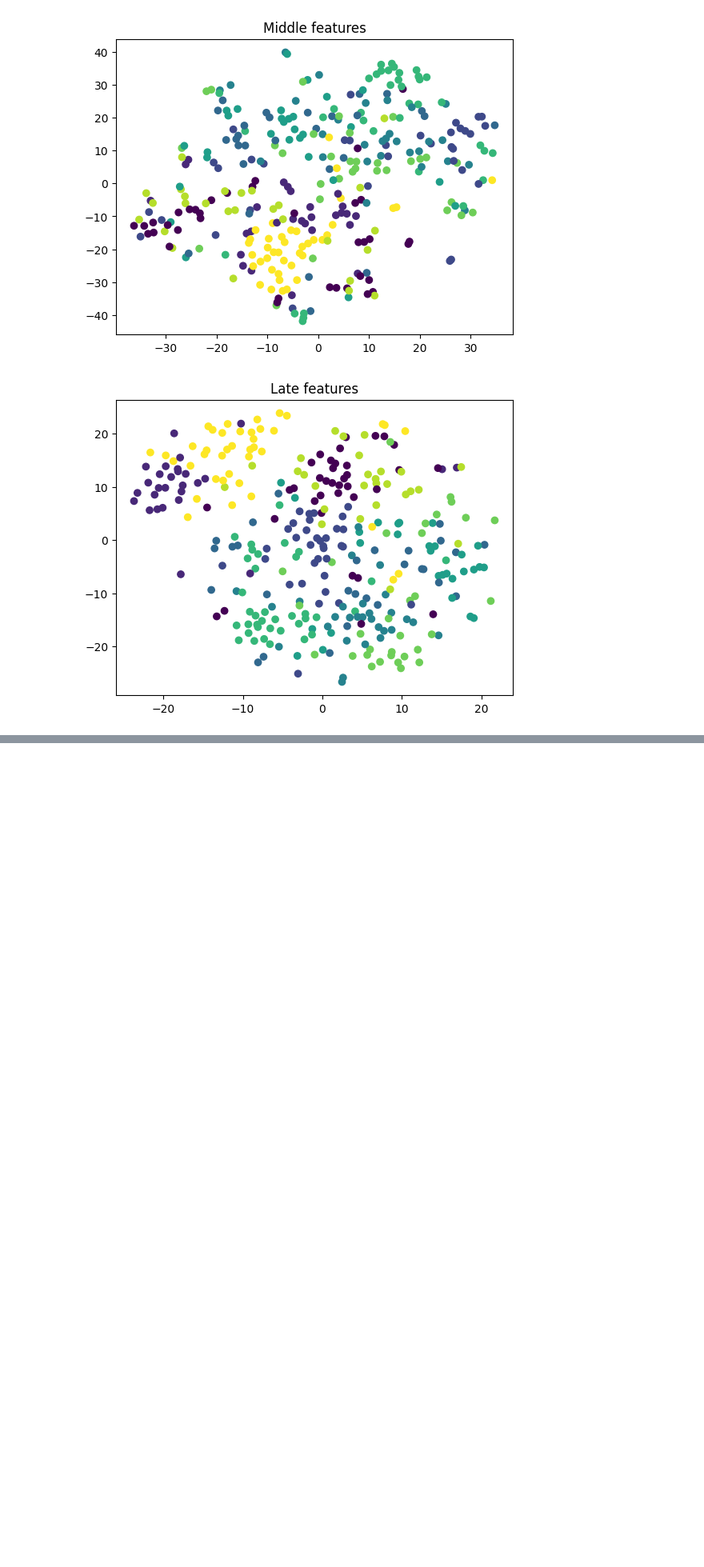
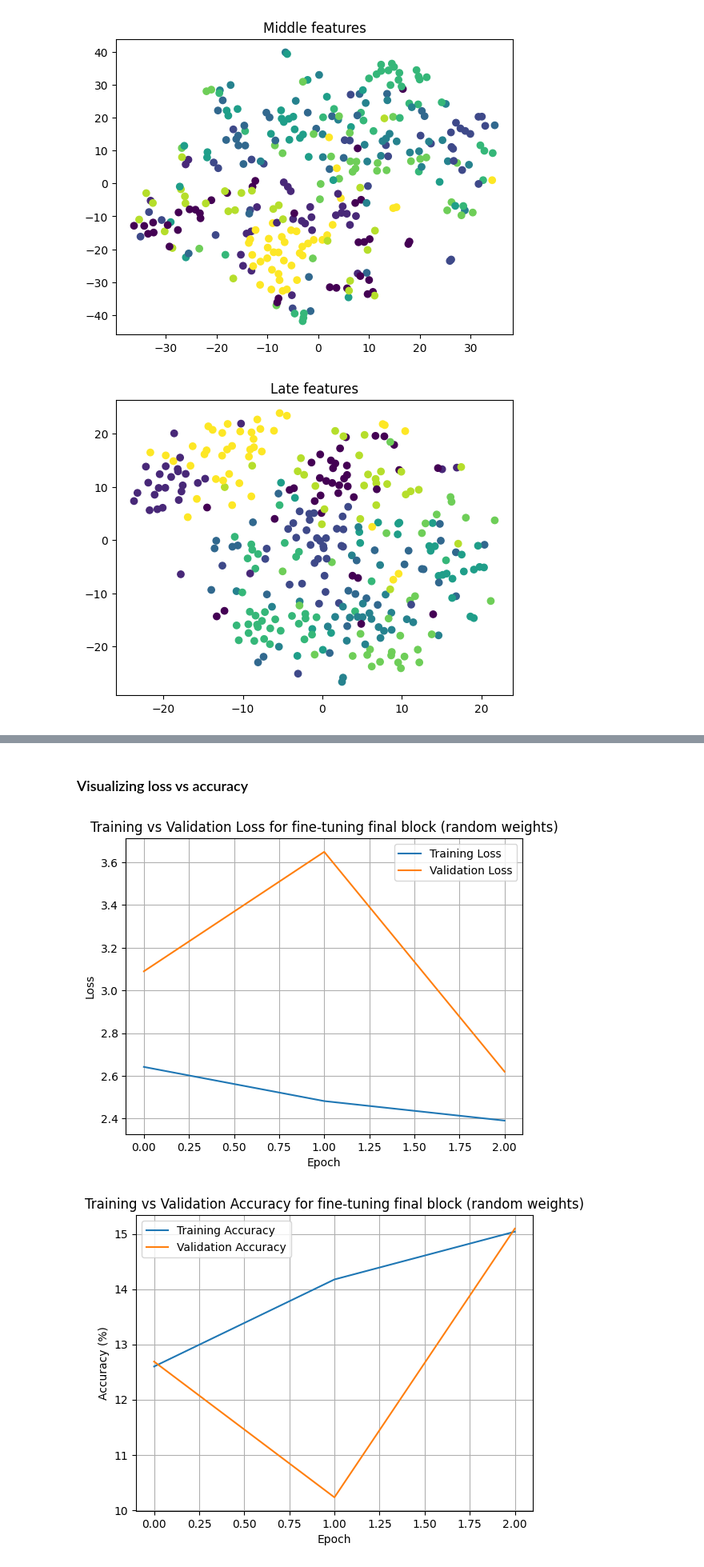
Before and after one commit to hyderchaudhry/28100041-PA0, a Jupyter notebook: src/task1.ipynb, the cells around one changed output, grey strips where cells are left out. Shown at 80% size. Drawn from its saved outputs; the diff is of its cells as text; code cells hidden in the pictures; blank space fills up the shorter version.

```diff
--- a/src/task1.ipynb
+++ b/src/task1.ipynb
@@ -378,0 +838,25 @@ plt.show()
+# %% [markdown]
+### Visualizing loss vs accuracy
+# %%
+plt.figure()
+plt.plot(training_loss, label='Training Loss')
+plt.plot(validation_loss, label='Validation Loss')
+plt.title('Training vs Validation Loss for fine-tuning final block (random weights)')
+plt.xlabel('Epoch')
+plt.ylabel('Loss')
+plt.grid()
+plt.legend()
+
+plt.figure()
+plt.plot(training_accuracy, label='Training Accuracy')
+plt.plot(validation_accuracy, label='Validation Accuracy')
+plt.title('Training vs Validation Accuracy for fine-tuning final block (random weights)')
+plt.xlabel('Epoch')
+plt.ylabel('Accuracy (%)')
+plt.grid()
+plt.legend()
+
+plt.show()
+# %% [output]
+[figure, added]
+[figure, added]
```
Also changed, not shown: parts of 18 cells of this notebook.
